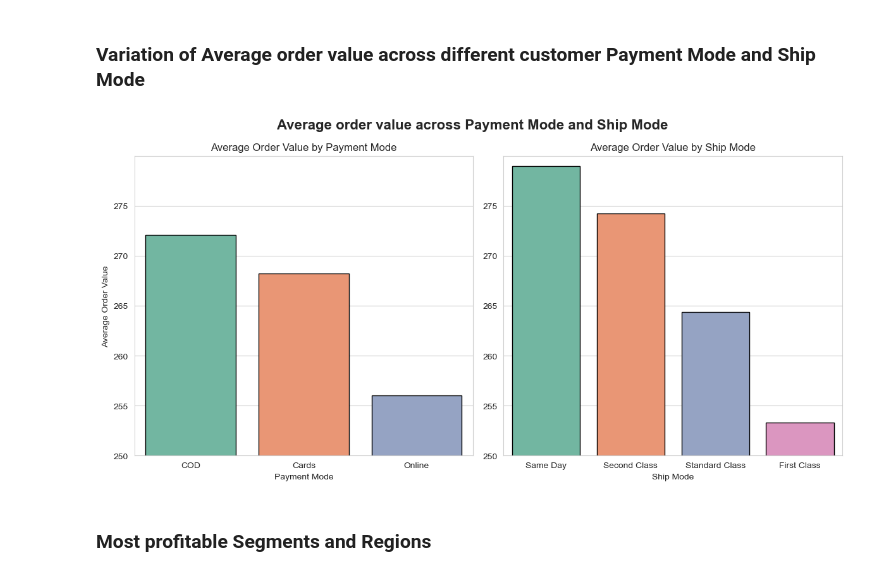
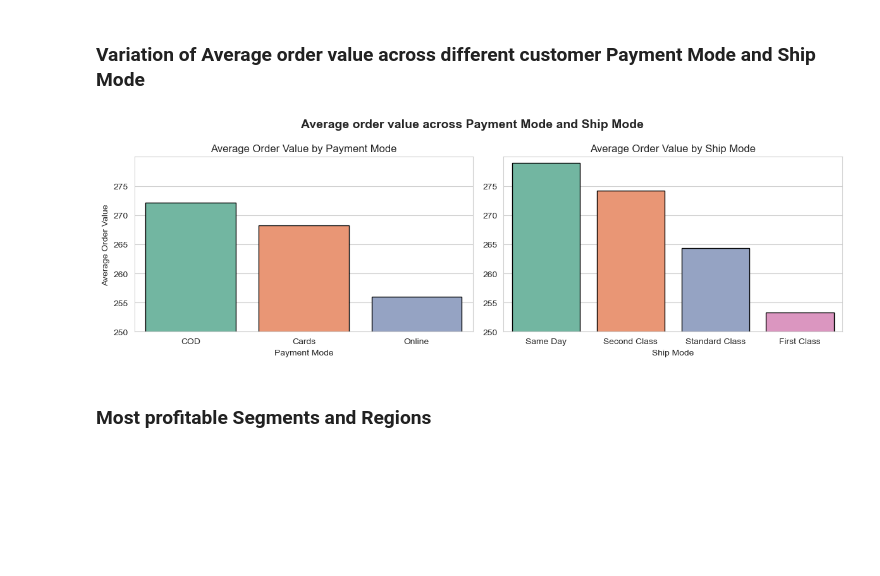
Before and after one commit to Pragya-011/Super-Store-Sales-Analysis, a Jupyter notebook: Python File/Preprocessing_and_EDA.ipynb, the cells around one changed output. Cells and saved outputs as stored; diff of their text form; code cells hidden in the pictures; blank space fills up the shorter version.

```diff
--- a/Python File/Preprocessing_and_EDA.ipynb
+++ b/Python File/Preprocessing_and_EDA.ipynb
@@ -417,31 +415,31 @@ plt.show()
 # %%
 # Grouping data by 'Payment Mode' and calculating the average order value for each Payment Mode
 payment_mode_avg_order_value = df.groupby('Payment Mode')['Sales'].mean().sort_values(ascending=False)
 
 # Grouping data by 'Ship Mode' and calculating the average order value for each Ship Mode
 ship_mode_avg_order_value = df.groupby('Ship Mode')['Sales'].mean().sort_values(ascending=False)
 
 # Creating subplots with two columns
-fig, axes = plt.subplots(1, 2, figsize=(12, 6))
-fig.suptitle('Average order value across Payment Mode and Ship Mode', fontsize=16, fontweight='bold')
+fig, axes = plt.subplots(1, 2, figsize=(12, 4))
+fig.suptitle('Average order value across Payment Mode and Ship Mode', fontsize=14, fontweight='bold')
 
 # Subplot 1: Average Order Value by Payment Mode
 sns.barplot(x=payment_mode_avg_order_value.index, y=payment_mode_avg_order_value.values, edgecolor='k', ax=axes[0])
 axes[0].set_title('Average Order Value by Payment Mode')
 axes[0].set_ylabel('Average Order Value')
 axes[0].set_yticks(range(250, 280, 5))
 axes[0].set_ylim(250, 280)
 
 # Subplot 2: Average Order Value by Ship Mode
 sns.barplot(x=ship_mode_avg_order_value.index, y=ship_mode_avg_order_value.values, edgecolor='k', ax=axes[1])
 axes[1].set_title('Average Order Value by Ship Mode')
 axes[1].set_yticks(range(250, 280, 5))
 axes[1].set_ylim(250, 280)
 
 plt.tight_layout()  # Ensure proper spacing between subplots
 plt.show()
 # %% [output]
-[figure, old version]
+[figure, new version]
 # %% [markdown]
 ### Most profitable Segments and Regions
 # %%
```
Also changed, not shown: parts of 18 cells of this notebook.
